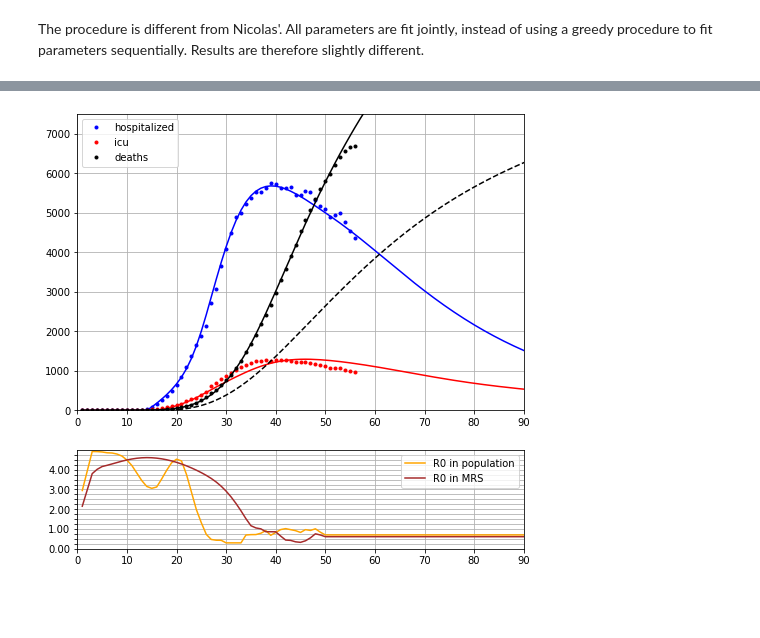
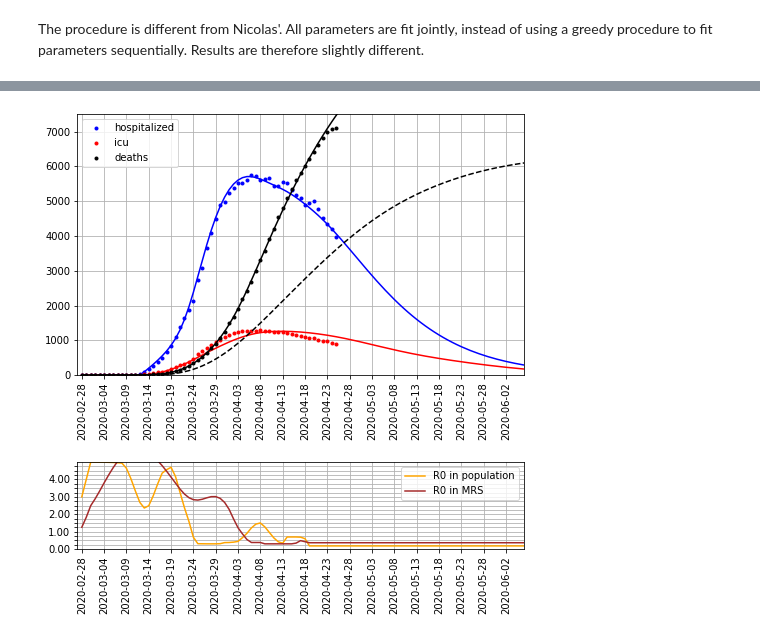
Before and after one commit to glouppe/covid19be, a Jupyter notebook: vdwnico-reimplementation-consolidated.ipynb, the cells around one changed output, grey strips where cells are left out. Drawn from its saved outputs; the diff is of its cells as text; code cells hidden in the pictures; blank space fills up the shorter version.

Commit message:
add dates

```diff
--- a/vdwnico-reimplementation-consolidated.ipynb
+++ b/vdwnico-reimplementation-consolidated.ipynb
@@ -226,36 +219,36 @@ The procedure is different from Nicolas'. All parameters are fit jointly, instea
 # %%
 from scipy.optimize import minimize
 # %%
-def pack(r0, r0_rms, i0, gg):
-    v = np.zeros(len(r0) + len(r0_rms) + 2)
+def pack(r0, r0_rms, i0, gg, dea):
+    v = np.zeros(len(r0) + len(r0_rms) + 3)
     v[:len(r0)] = r0
     v[len(r0):len(r0)+len(r0_rms)] = r0_rms
-    v[-2] = i0
-    v[-1] = gg
+    v[-3] = i0
+    v[-2] = gg
+    v[-1] = dea
     return v
 
 def unpack(v):
-    return v[:(len(v)-2)//2], v[(len(v)-2)//2:len(v)-2], v[-2], v[-1]
+    return v[:(len(v)-3)//2], v[(len(v)-3)//2:len(v)-3], v[-3], v[-2], v[-1]
 # %%
-from scipy.stats import norm, poisson
+from scipy.stats import norm
 from scipy.special import gammaln
 
 def normal_logpdf(x, mu, sigma=1):
     return norm.logpdf(x, loc=mu, scale=sigma).sum()
 
 def poisson_logpdf(x, mu, sigma=None):
-    #return poisson.logpmf(x, mu).sum()
     return (x * np.log(mu.astype(float) + 1e-10) - mu - gammaln(x.astype(float) + 1e-10)).sum()
 
 def cost(x):
     # parameters
-    r0, r0_mrs, i0, gg = unpack(x)
+    r0, r0_mrs, i0, gg, dea = unpack(x)
 
     # cost
     c = 0.0
     logpdf = poisson_logpdf
 
-    s, e, i, h, l, m, r = SEIR(r0, i0=i0, gg=gg)
+    s, e, i, h, l, m, r = SEIR(r0, i0=i0, gg=gg, dea=dea)
     c -= logpdf(data["n_hospitalized"].values[9:], mu=h[10:]+l[10:])
     c -= logpdf(data["n_icu"].values[9:], mu=l[10:])
     c -= logpdf(frac_dh * data["n_deaths"].values[9:-2], mu=m[10:-2])
@@ -273,6 +266,7 @@ r0 = [4.3] * (len(data) - window)
 r0_rms = [4.3] * (len(data) - window)
 i0 = 3.0
 gg = 0.75
+dea = 0.5
 
 bounds = []
 for _ in range(len(r0)):
@@ -281,8 +275,9 @@ for _ in range(len(r0_rms)):
     bounds.append((0.3, 6.3))
 bounds.append((1, 50))
 bounds.append((0.65, 0.85))
+bounds.append((0.4, 0.6))
 
-x0 = pack(r0, r0_rms, i0, gg)
+x0 = pack(r0, r0_rms, i0, gg, dea)
 
 res = minimize(cost, x0=x0, bounds=bounds, options={"maxfun": 100000})
 # %%
@@ -335,43 +328,49 @@ print(gg)
 # %%
 # Plots
-r0, r0_mrs, i0, gg = unpack(res.x)
+r0, r0_mrs, i0, gg, dea = unpack(res.x)
 n_futures = 365
-s, e, i, h, l, m, r = SEIR(r0, i0=i0, gg=gg, n_futures=n_futures)
+s, e, i, h, l, m, r = SEIR(r0, i0=i0, gg=gg, dea=dea, n_futures=n_futures)
 _, _, _, m_mrs, _ = SEIR_MRS(r0_mrs, n_futures=n_futures)
 n_days = len(data)
 
 fig, ax = plt.subplots(2, 1, figsize=(8, 8), gridspec_kw={"height_ratios": (3,1)})
 
 ax[0].plot(range(1, n_days+1 + n_futures), h[1:]+l[1:], c="b")
 ax[0].plot(range(1, n_days+1), data["n_hospitalized"].values, ".", c="b", label="hospitalized")
 ax[0].plot(range(1, n_days+1 + n_futures), l[1:], c="r")
 ax[0].plot(range(1, n_days+1), data["n_icu"].values, ".", c="r", label="icu")
 ax[0].plot(range(1, n_days+1 + n_futures), m[1:] + m_mrs[1:], c="k")
 ax[0].plot(range(1, n_days+1 + n_futures), m[1:], "--", c="k")
 ax[0].plot(range(1, n_days+1), data["n_deaths"].values, ".", c="k", label="deaths")
 ax[0].grid()
 ax[0].set_ylim(0, 7500)
-ax[0].set_xlim(0, 90)
+ax[0].set_xlim(0, 100)
+ax[0].set_xticks(np.arange(1, 100, 5))
+ax[0].set_xticklabels([d.strftime('%Y-%m-%d') for d in pd.date_range(start="2020-02-28", end="2020-12-31")[:100:5]], rotation=90)
 ax[0].legend()
-
 
 r0 = smoothen(r0)
 r0_mrs = smoothen(r0_mrs)
 r0 = np.concatenate((r0, np.array([r0[-1]] * (window + n_futures))))
 r0_mrs = np.concatenate((r0_mrs, np.array([r0_mrs[-1]] * (window + n_futures))))
 
 ax[1].plot(range(1, n_days+1 + n_futures), r0, c="orange", label="R0 in population")
 ax[1].plot(range(1, n_days+1 + n_futures), r0_mrs, c="brown", label="R0 in MRS")
 ax[1].grid(which="both")
 ax[1].set_ylim(0, 5)
 ax[1].set_yticks(np.arange(0, 5, step=0.25))
 
-for i, l in enumerate(ax[1].get_yticklabels()):
-    if i % 4 != 0:
-        l.set_visible(False)
-ax[1].set_xlim(0, 90)
+for j, label in enumerate(ax[1].get_yticklabels()):
+    if j % 4 != 0:
+        label.set_visible(False)
+ax[1].set_xlim(0, 100)
+ax[1].set_xticks(np.arange(1, 100, 5))
+ax[1].set_xticklabels([d.strftime('%Y-%m-%d') for d in pd.date_range(start="2020-02-28", end="2020-12-31")[:100:5]], rotation=90)
 ax[1].legend()
 
+plt.subplots_adjust(hspace=0.5)
+
+plt.savefig("plot.png")
 plt.show()
 # %% [output]
-[figure, old version]
+[figure, new version]
```
Also changed, not shown: parts of 9 cells of this notebook.
